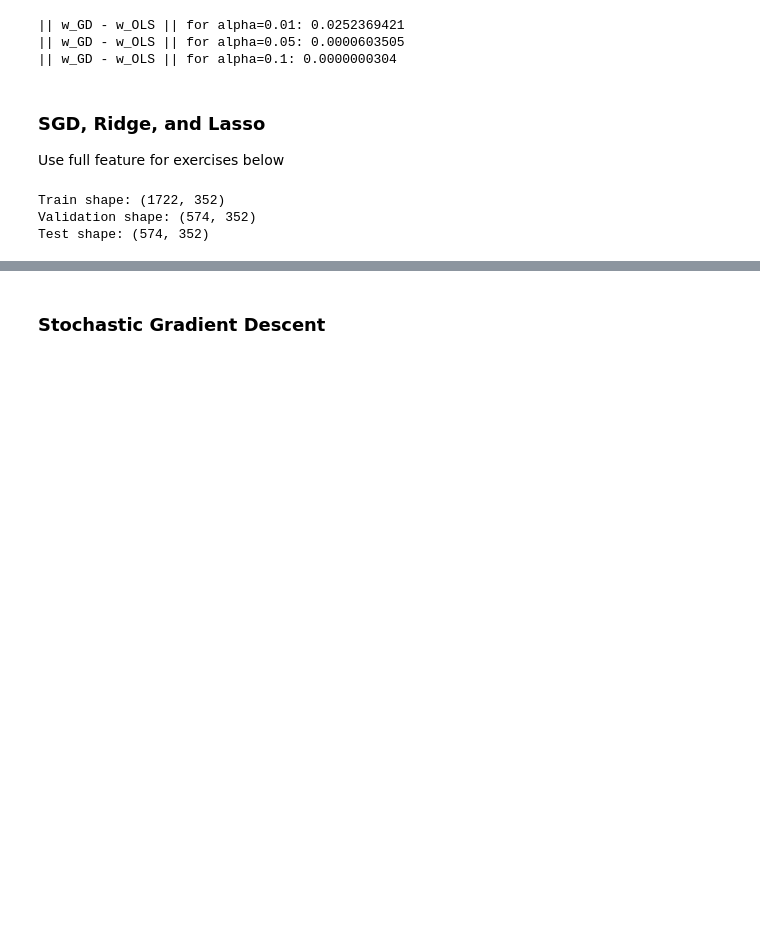
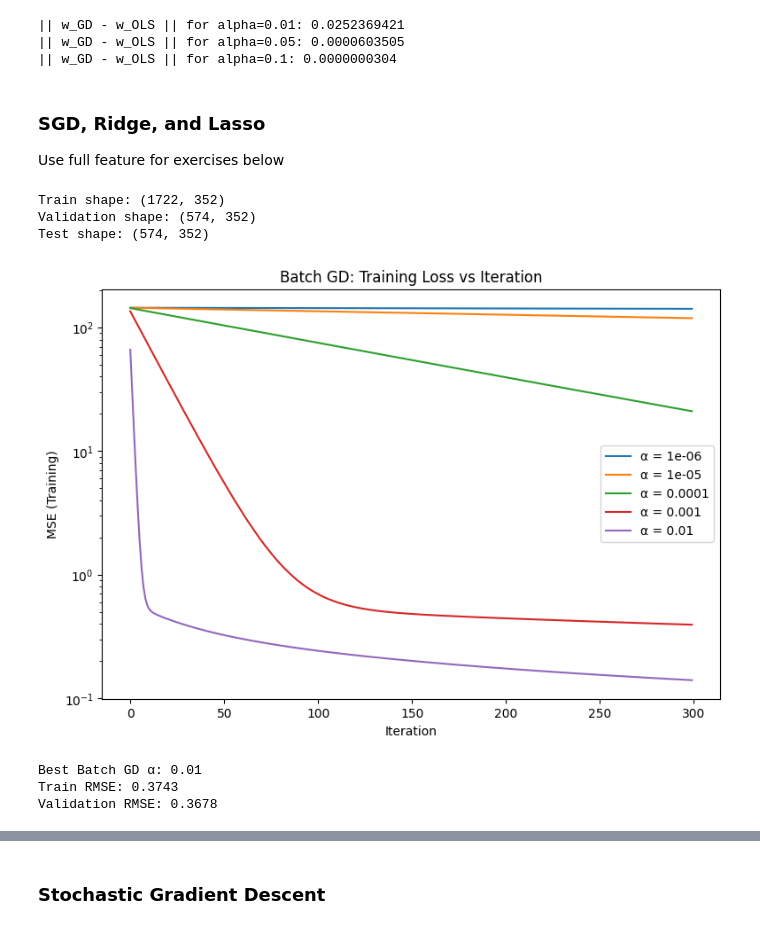
Before and after one commit to ericaezhou/econ_107, a Jupyter notebook: week_2/ECON 107_Week 2 Discussion_TA.ipynb, the cells around one changed output, grey strips where cells are left out. Saved outputs shown, nothing was run; the diff lists cells and outputs as text; code cells hidden in the pictures; blank space fills up the shorter version.

```diff
--- a/week_2/ECON 107_Week 2 Discussion_TA.ipynb
+++ b/week_2/ECON 107_Week 2 Discussion_TA.ipynb
@@ -374,3 +374,59 @@ print("Test shape:", X_test_scaled.shape)
 Train shape: (1722, 352)
 Validation shape: (574, 352)
 Test shape: (574, 352)
+# %%
+X_train_gd = add_intercept(X_train_scaled)
+X_val_gd   = add_intercept(X_val_scaled)
+
+y_train_vec = y_train.values.reshape(-1, 1)
+y_val_vec   = y_val.values.reshape(-1, 1)
+
+n_features = X_train_gd.shape[1]
+w_init = np.zeros((n_features, 1))
+
+alphas_gd = [1e-6, 1e-5, 1e-4, 1e-3, 1e-2]
+num_iters = 300
+
+gd_results = {}
+gd_loss_curves = {}
+train_rmse_gd = {}
+val_rmse_gd = {}
+
+for alpha in alphas_gd:
+    w = w_init.copy()
+    losses = []
+
+    for _ in range(num_iters):
+        grad = compute_gradient(X_train_gd, y_train_vec, w)
+        w -= alpha * grad
+
+        preds_train = X_train_gd @ w
+        loss = np.mean((y_train_vec - preds_train)**2)
+        losses.append(loss)
+
+    gd_results[alpha] = w
+    gd_loss_curves[alpha] = losses
+
+    train_rmse_gd[alpha] = np.sqrt(losses[-1])
+    val_preds = X_val_gd @ w
+    val_rmse_gd[alpha] = np.sqrt(np.mean((y_val_vec - val_preds)**2))
+
+plt.figure(figsize=(9,6))
+for alpha, losses in gd_loss_curves.items():
+    plt.plot(losses, label=f"α = {alpha}")
+plt.xlabel("Iteration")
+plt.ylabel("MSE (Training)")
+plt.yscale("log")
+plt.title("Batch GD: Training Loss vs Iteration")
+plt.legend()
+plt.show()
+
+best_alpha_gd = min(val_rmse_gd, key=val_rmse_gd.get)
+print(f"Best Batch GD α: {best_alpha_gd}")
+print(f"Train RMSE: {train_rmse_gd[best_alpha_gd]:.4f}")
+print(f"Validation RMSE: {val_rmse_gd[best_alpha_gd]:.4f}")
+# %% [output]
+[figure, added]
+Best Batch GD α: 0.01
+Train RMSE: 0.3743
+Validation RMSE: 0.3678
```
Also changed, not shown: parts of 2 cells of this notebook.
